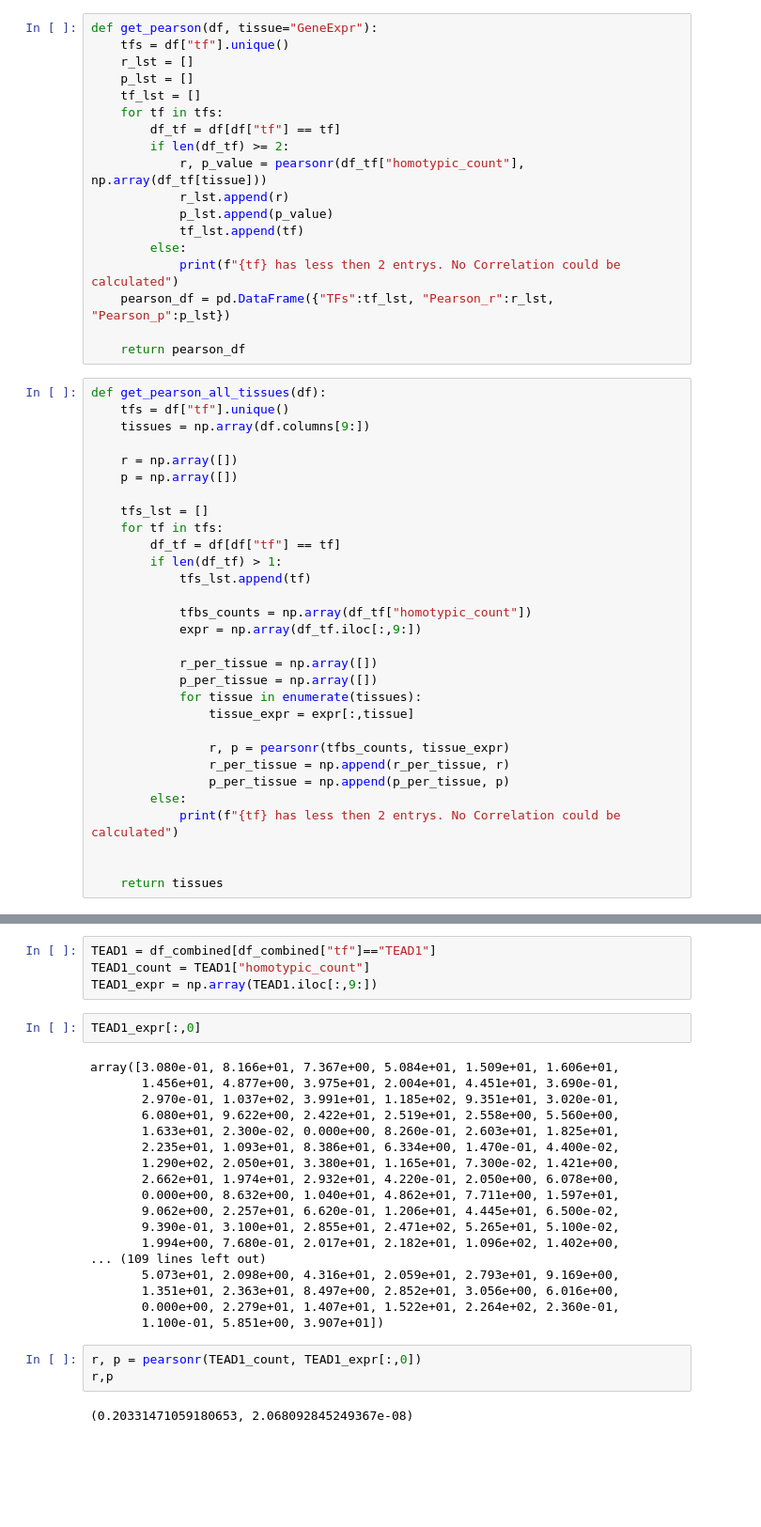
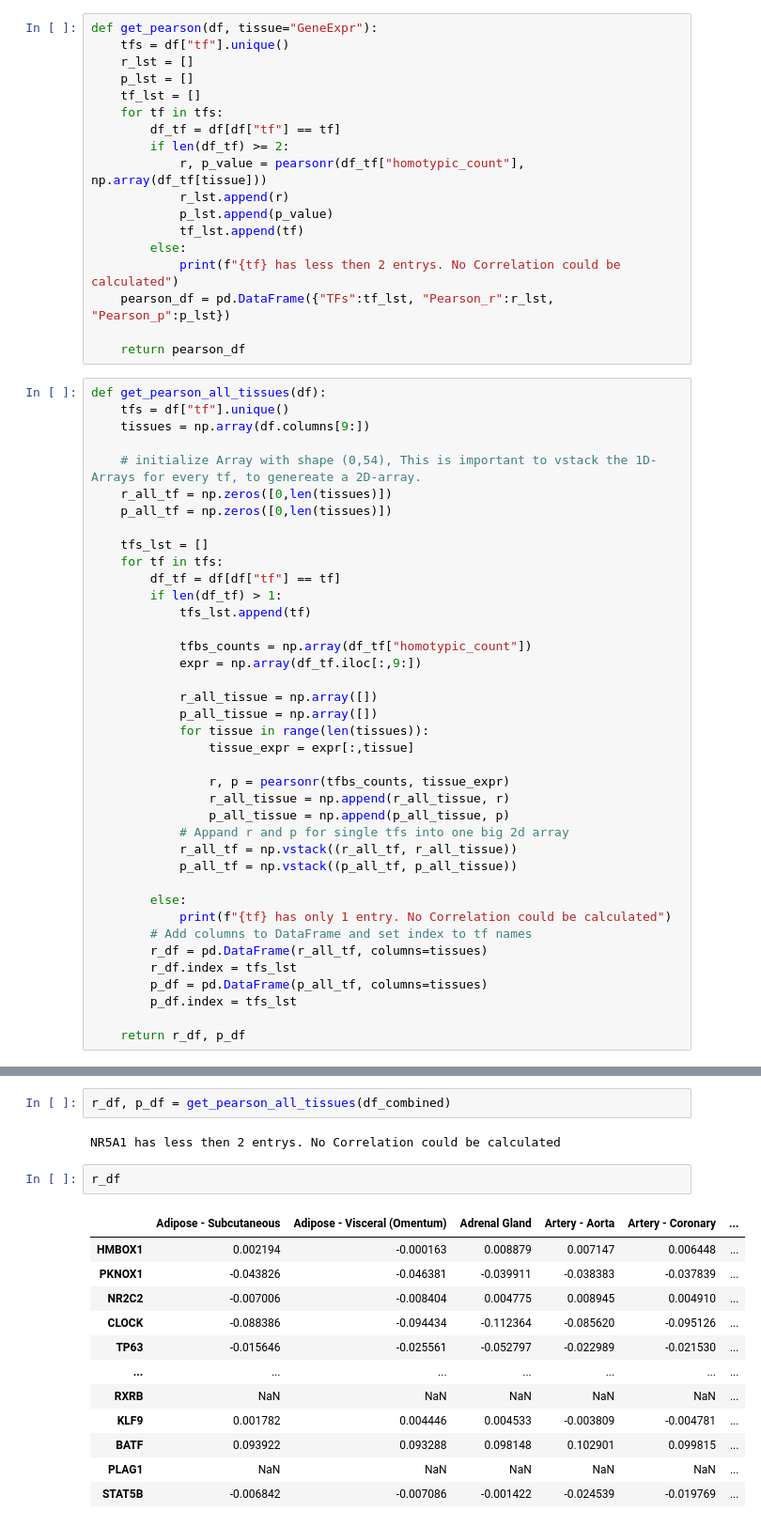
Before and after one commit to JulianMeigen/Bachelor, a Jupyter notebook: E_Single_TFBS/Genexpr_seaborn.ipynb, the cells around one changed output, grey strips where cells are left out. Shown at 94% size. Saved outputs shown, nothing was run; the diff lists cells and outputs as text; blank space fills up the shorter version.

Commit message:
Heatmap Pearson Correlation finisched

```diff
--- a/E_Single_TFBS/Genexpr_seaborn.ipynb
+++ b/E_Single_TFBS/Genexpr_seaborn.ipynb
@@ -264,8 +264,9 @@ def get_pearson_all_tissues(df):
     tfs = df["tf"].unique()
     tissues = np.array(df.columns[9:])
 
-    r = np.array([])
-    p = np.array([])
+    # initialize Array with shape (0,54), This is important to vstack the 1D-Arrays for every tf, to genereate a 2D-array.
+    r_all_tf = np.zeros([0,len(tissues)])
+    p_all_tf = np.zeros([0,len(tissues)])
 
     tfs_lst = []
     for tf in tfs:
@@ -276,16 +277,24 @@ def get_pearson_all_tissues(df):
             tfbs_counts = np.array(df_tf["homotypic_count"])
             expr = np.array(df_tf.iloc[:,9:])
 
-            r_per_tissue = np.array([])
-            p_per_tissue = np.array([])
-            for tissue in enumerate(tissues):
+            r_all_tissue = np.array([])
+            p_all_tissue = np.array([])
+            for tissue in range(len(tissues)):
                 tissue_expr = expr[:,tissue]
 
                 r, p = pearsonr(tfbs_counts, tissue_expr)
-                r_per_tissue = np.append(r_per_tissue, r)
-                p_per_tissue = np.append(p_per_tissue, p)
+                r_all_tissue = np.append(r_all_tissue, r)
+                p_all_tissue = np.append(p_all_tissue, p)
+            # Appand r and p for single tfs into one big 2d array
+            r_all_tf = np.vstack((r_all_tf, r_all_tissue))
+            p_all_tf = np.vstack((p_all_tf, p_all_tissue))
+
         else:
-            print(f"{tf} has less then 2 entrys. No Correlation could be calculated")
+            print(f"{tf} has only 1 entry. No Correlation could be calculated")
+        # Add columns to DataFrame and set index to tf names
+        r_df = pd.DataFrame(r_all_tf, columns=tissues)
+        r_df.index = tfs_lst
+        p_df = pd.DataFrame(p_all_tf, columns=tissues)
+        p_df.index = tfs_lst
 
-
-    return tissues
+    return r_df, p_df
@@ -312,29 +301,19 @@ array(['Adipose - Subcutaneous', 'Adipose - Visceral (Omentum)',
-# %%
-TEAD1 = df_combined[df_combined["tf"]=="TEAD1"]
-TEAD1_count = TEAD1["homotypic_count"]
-TEAD1_expr = np.array(TEAD1.iloc[:,9:])
-# %%
-TEAD1_expr[:,0]
-# %% [output]
-array([3.080e-01, 8.166e+01, 7.367e+00, 5.084e+01, 1.509e+01, 1.606e+01,
-       1.456e+01, 4.877e+00, 3.975e+01, 2.004e+01, 4.451e+01, 3.690e-01,
-       2.970e-01, 1.037e+02, 3.991e+01, 1.185e+02, 9.351e+01, 3.020e-01,
-       6.080e+01, 9.622e+00, 2.422e+01, 2.519e+01, 2.558e+00, 5.560e+00,
-       1.633e+01, 2.300e-02, 0.000e+00, 8.260e-01, 2.603e+01, 1.825e+01,
-       2.235e+01, 1.093e+01, 8.386e+01, 6.334e+00, 1.470e-01, 4.400e-02,
-       1.290e+02, 2.050e+01, 3.380e+01, 1.165e+01, 7.300e-02, 1.421e+00,
-       2.662e+01, 1.974e+01, 2.932e+01, 4.220e-01, 2.050e+00, 6.078e+00,
-       0.000e+00, 8.632e+00, 1.040e+01, 4.862e+01, 7.711e+00, 1.597e+01,
-       9.062e+00, 2.257e+01, 6.620e-01, 1.206e+01, 4.445e+01, 6.500e-02,
-       9.390e-01, 3.100e+01, 2.855e+01, 2.471e+02, 5.265e+01, 5.100e-02,
-       1.994e+00, 7.680e-01, 2.017e+01, 2.182e+01, 1.096e+02, 1.402e+00,
-... (109 lines left out)
-       5.073e+01, 2.098e+00, 4.316e+01, 2.059e+01, 2.793e+01, 9.169e+00,
-       1.351e+01, 2.363e+01, 8.497e+00, 2.852e+01, 3.056e+00, 6.016e+00,
-       0.000e+00, 2.279e+01, 1.407e+01, 1.522e+01, 2.264e+02, 2.360e-01,
-       1.100e-01, 5.851e+00, 3.907e+01])
-# %%
-r, p = pearsonr(TEAD1_count, TEAD1_expr[:,0])
-r,p
-# %% [output]
-(0.20331471059180653, 2.068092845249367e-08)
+# %%
+r_df, p_df = get_pearson_all_tissues(df_combined)
+# %% [output]
+NR5A1 has less then 2 entrys. No Correlation could be calculated
+# %%
+r_df
+# %% [output]
+|  | Adipose - Subcutaneous | Adipose - Visceral (Omentum) | Adrenal Gland | Artery - Aorta | Artery - Coronary | ... |
+| HMBOX1 | 0.002194 | -0.000163 | 0.008879 | 0.007147 | 0.006448 | ... |
+| PKNOX1 | -0.043826 | -0.046381 | -0.039911 | -0.038383 | -0.037839 | ... |
+| NR2C2 | -0.007006 | -0.008404 | 0.004775 | 0.008945 | 0.004910 | ... |
+| CLOCK | -0.088386 | -0.094434 | -0.112364 | -0.085620 | -0.095126 | ... |
+| TP63 | -0.015646 | -0.025561 | -0.052797 | -0.022989 | -0.021530 | ... |
+| ... | ... | ... | ... | ... | ... | ... |
+| RXRB | NaN | NaN | NaN | NaN | NaN | ... |
+| KLF9 | 0.001782 | 0.004446 | 0.004533 | -0.003809 | -0.004781 | ... |
+| BATF | 0.093922 | 0.093288 | 0.098148 | 0.102901 | 0.099815 | ... |
+| PLAG1 | NaN | NaN | NaN | NaN | NaN | ... |
+| STAT5B | -0.006842 | -0.007086 | -0.001422 | -0.024539 | -0.019769 | ... |
```
Also changed, not shown: parts of 9 cells of this notebook.
